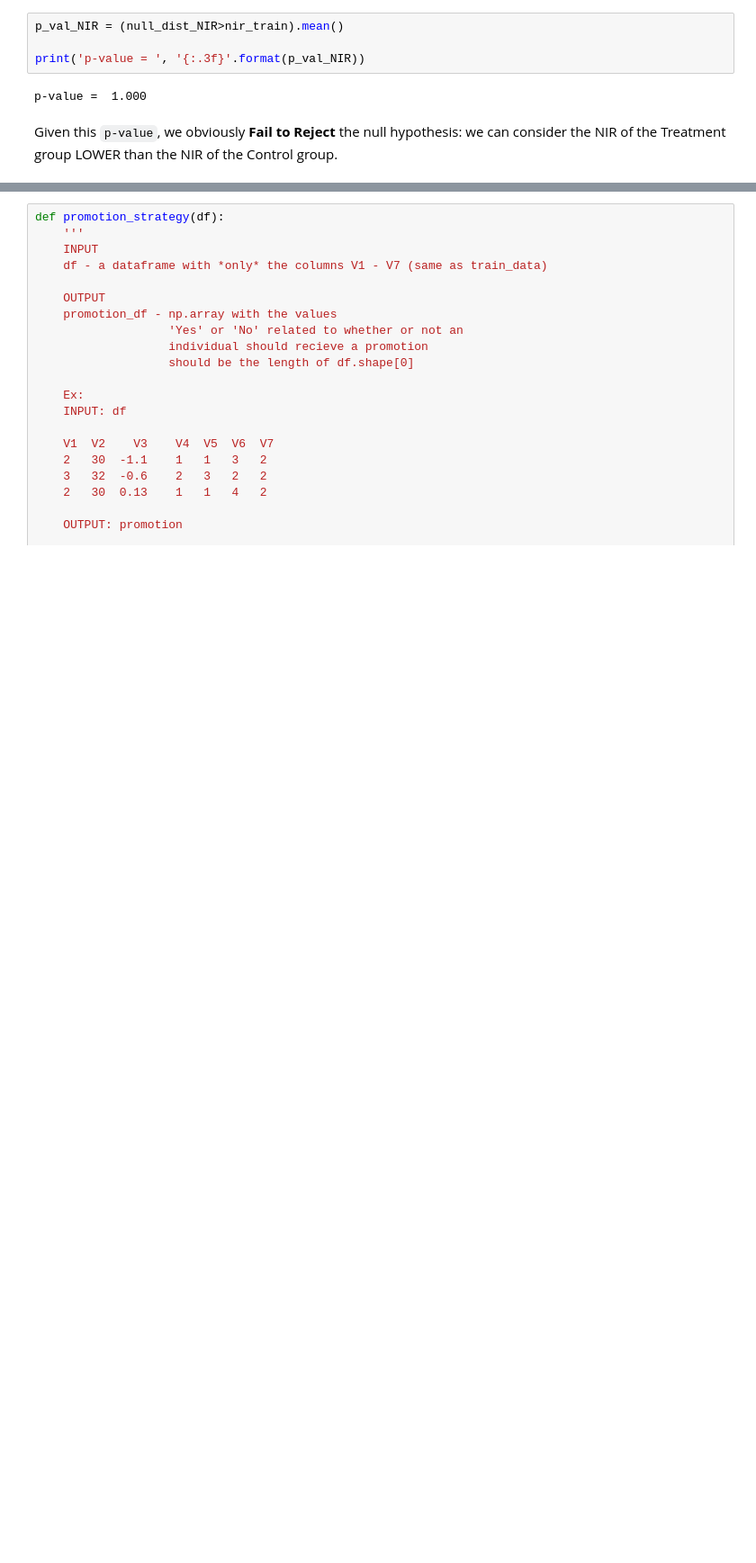
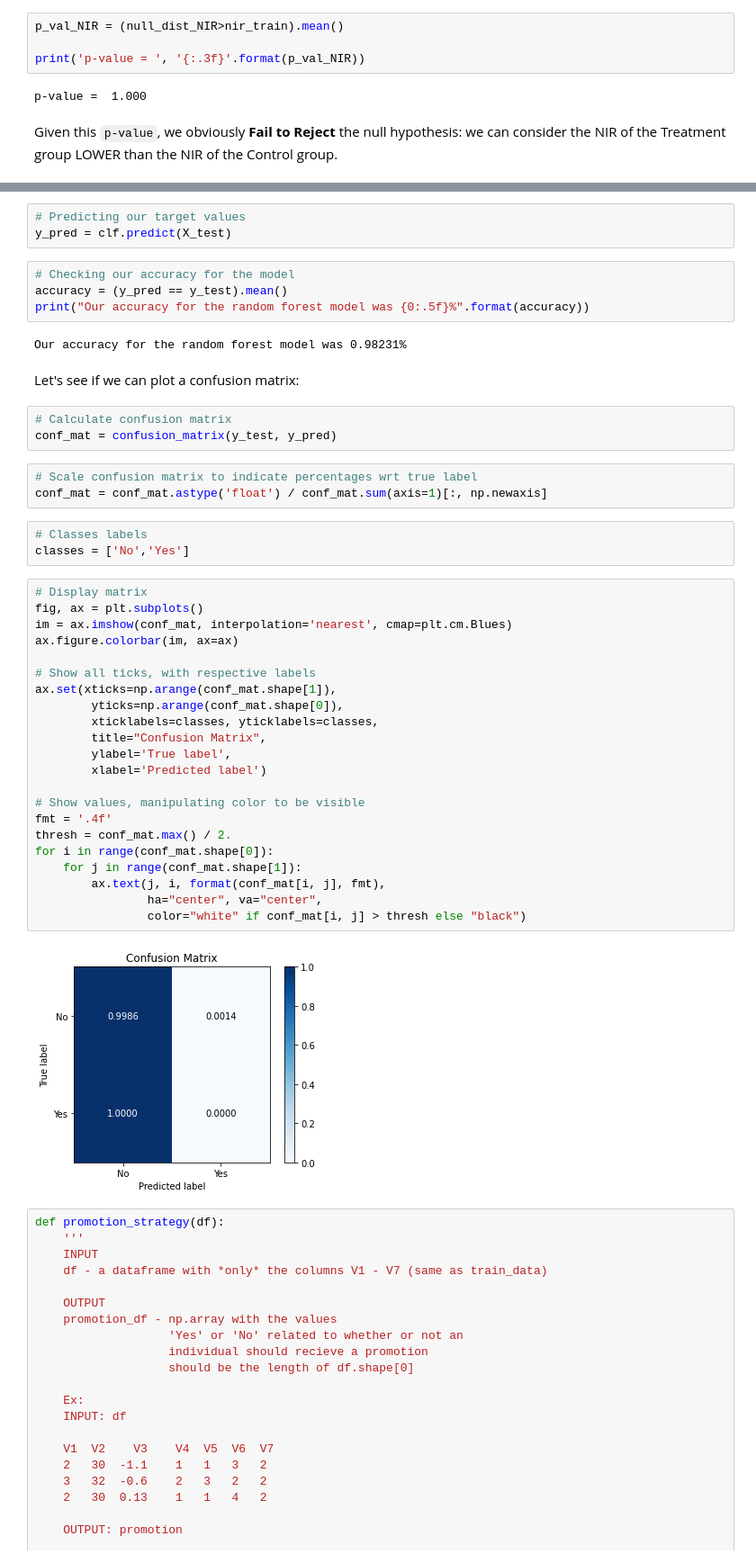
Before and after one commit to Data-Science-NDegree-MRusso/DSND-P4-Experiment-Design, a Jupyter notebook: Starbucks.ipynb, the cells around one changed output, grey strips where cells are left out. Shown at 90% size. Cells and saved outputs as stored; diff of their text form; blank space fills up the shorter version.

Commit message:
feat: added classifier and confusion matrix

```diff
--- a/Starbucks.ipynb
+++ b/Starbucks.ipynb
@@ -400,3 +458,47 @@ Done. Elapsed time =  2.13  s
+# %%
+# Predicting our target values
+y_pred = clf.predict(X_test)
+# %%
+# Checking our accuracy for the model
+accuracy = (y_pred == y_test).mean()
+print("Our accuracy for the random forest model was {0:.5f}%".format(accuracy))
+# %% [output]
+Our accuracy for the random forest model was 0.98231%
+# %% [markdown]
+Let's see if we can plot a confusion matrix:
+# %%
+# Calculate confusion matrix
+conf_mat = confusion_matrix(y_test, y_pred)
+# %%
+# Scale confusion matrix to indicate percentages wrt true label
+conf_mat = conf_mat.astype('float') / conf_mat.sum(axis=1)[:, np.newaxis]
+# %%
+# Classes labels
+classes = ['No','Yes']
+# %%
+# Display matrix
+fig, ax = plt.subplots()
+im = ax.imshow(conf_mat, interpolation='nearest', cmap=plt.cm.Blues)
+ax.figure.colorbar(im, ax=ax)
+
+# Show all ticks, with respective labels
+ax.set(xticks=np.arange(conf_mat.shape[1]),
+        yticks=np.arange(conf_mat.shape[0]),
+        xticklabels=classes, yticklabels=classes,
+        title="Confusion Matrix",
+        ylabel='True label',
+        xlabel='Predicted label')
+
+# Show values, manipulating color to be visible
+fmt = '.4f'
+thresh = conf_mat.max() / 2.
+for i in range(conf_mat.shape[0]):
+    for j in range(conf_mat.shape[1]):
+        ax.text(j, i, format(conf_mat[i, j], fmt),
+                ha="center", va="center",
+                color="white" if conf_mat[i, j] > thresh else "black")
+# %% [output]
+[figure, added]
 # %%
 def promotion_strategy(df):
     '''
```
Also changed, not shown: parts of 31 cells of this notebook.
